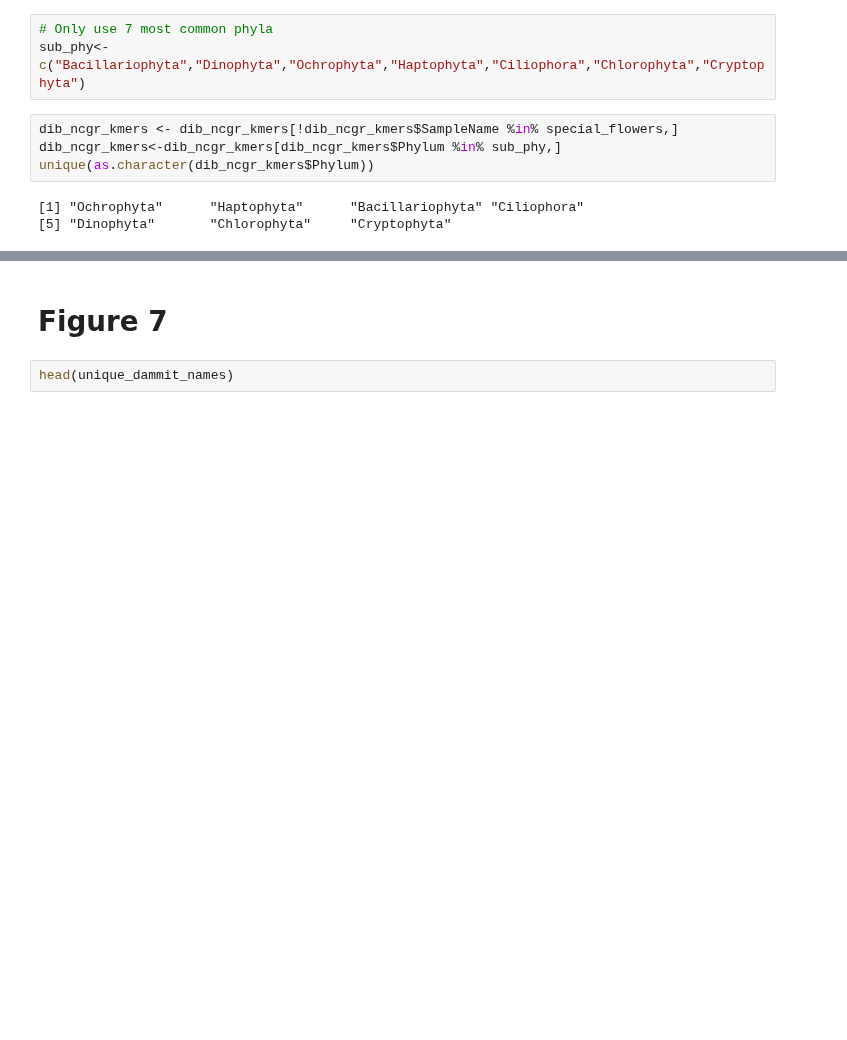
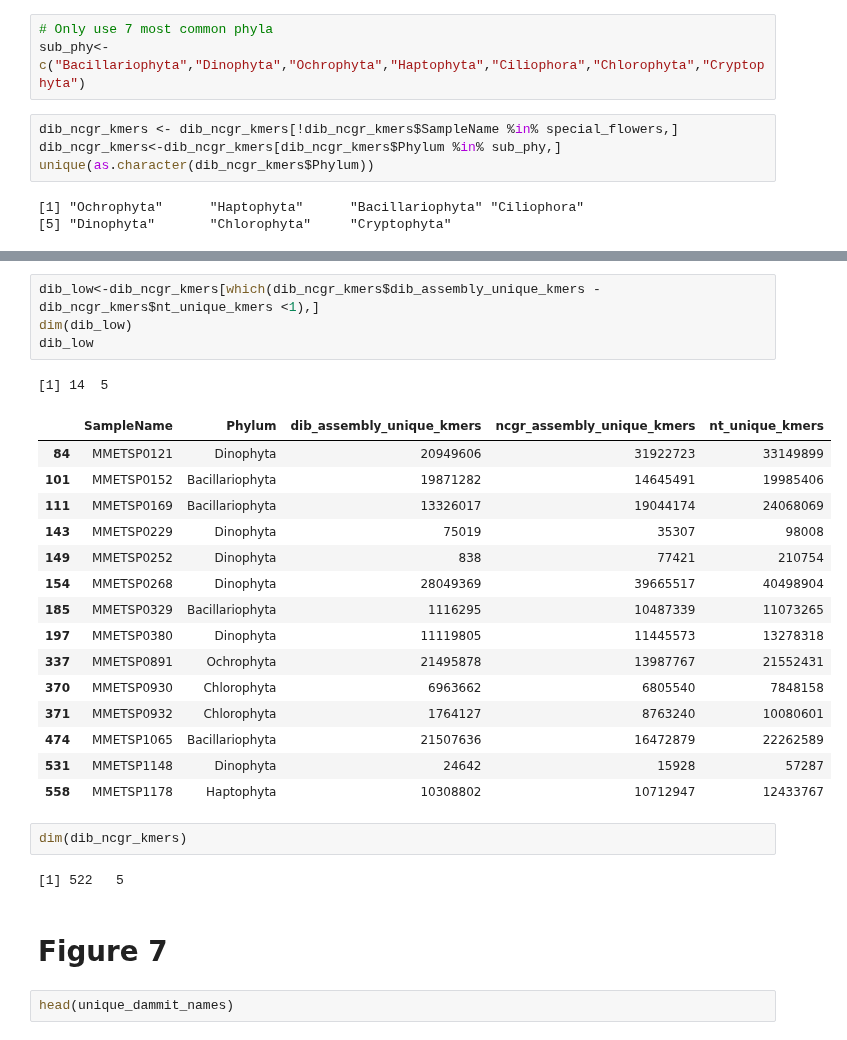
Before and after one commit to johnsolk/MMETSP, a Jupyter notebook: notebooks/MMETSP_unique_kmers_dammitgenenames.ipynb, the cells around one changed output, grey strips where cells are left out. Cells and saved outputs as stored; diff of their text form; blank space fills up the shorter version.

```diff
--- a/notebooks/MMETSP_unique_kmers_dammitgenenames.ipynb
+++ b/notebooks/MMETSP_unique_kmers_dammitgenenames.ipynb
@@ -89,4 +120,29 @@ legend(20,125000000,legend=unique(as.character(dib_ncgr_kmers$Phylum)),col=Cols(
 [figure]
+# %%
+dib_low<-dib_ncgr_kmers[which(dib_ncgr_kmers$dib_assembly_unique_kmers - dib_ncgr_kmers$nt_unique_kmers <1),]
+dim(dib_low)
+dib_low
+# %% [output]
+[1] 14  5
+|  | SampleName | Phylum | dib_assembly_unique_kmers | ncgr_assembly_unique_kmers | nt_unique_kmers |
+| 84 | MMETSP0121 | Dinophyta | 20949606 | 31922723 | 33149899 |
+| 101 | MMETSP0152 | Bacillariophyta | 19871282 | 14645491 | 19985406 |
+| 111 | MMETSP0169 | Bacillariophyta | 13326017 | 19044174 | 24068069 |
+| 143 | MMETSP0229 | Dinophyta | 75019 | 35307 | 98008 |
+| 149 | MMETSP0252 | Dinophyta | 838 | 77421 | 210754 |
+| 154 | MMETSP0268 | Dinophyta | 28049369 | 39665517 | 40498904 |
+| 185 | MMETSP0329 | Bacillariophyta | 1116295 | 10487339 | 11073265 |
+| 197 | MMETSP0380 | Dinophyta | 11119805 | 11445573 | 13278318 |
+| 337 | MMETSP0891 | Ochrophyta | 21495878 | 13987767 | 21552431 |
+| 370 | MMETSP0930 | Chlorophyta | 6963662 | 6805540 | 7848158 |
+| 371 | MMETSP0932 | Chlorophyta | 1764127 | 8763240 | 10080601 |
+| 474 | MMETSP1065 | Bacillariophyta | 21507636 | 16472879 | 22262589 |
+| 531 | MMETSP1148 | Dinophyta | 24642 | 15928 | 57287 |
+| 558 | MMETSP1178 | Haptophyta | 10308802 | 10712947 | 12433767 |
+# %%
+dim(dib_ncgr_kmers)
+# %% [output]
+[1] 522   5
 # %% [markdown]
 # Figure 7
 # %%
```
Also changed, not shown: parts of 3 cells of this notebook, 31 other files.
